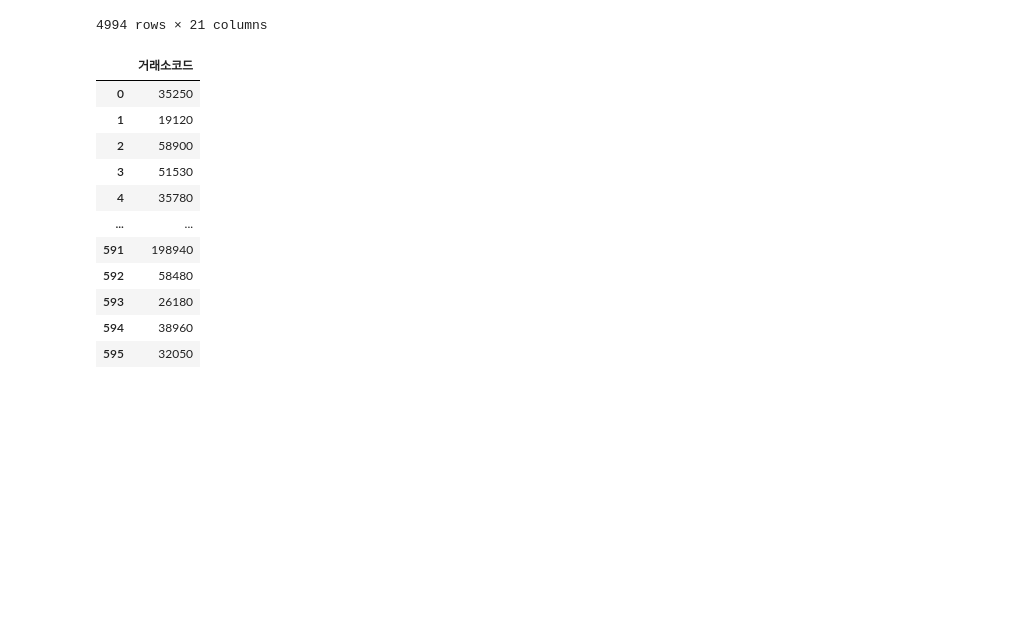
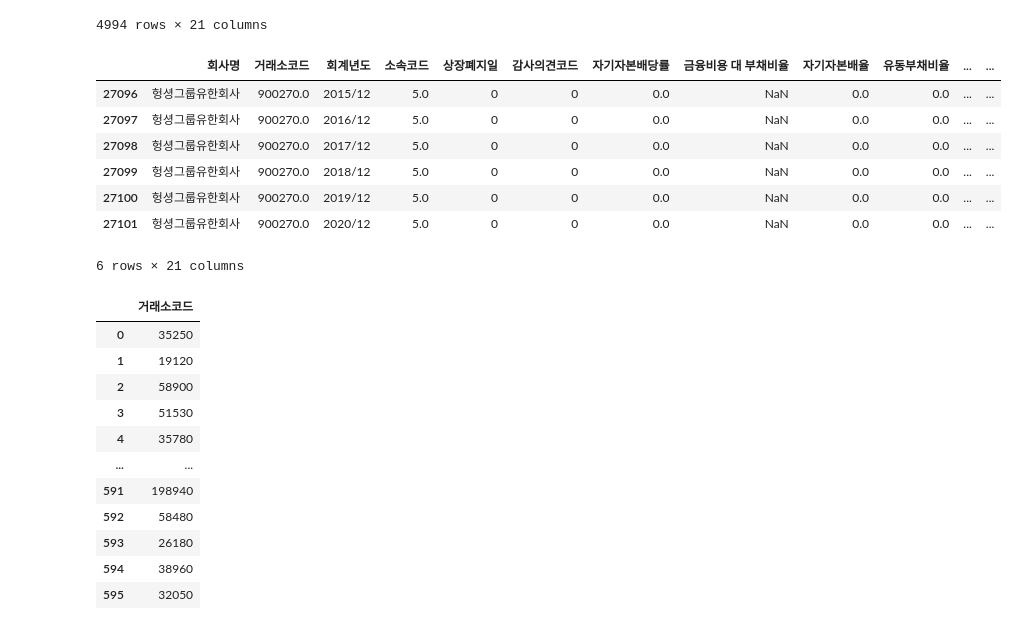
Before and after one commit to JxxHxxx/Ubion-CorporateBankruptcyAnalysis, a Jupyter notebook: Code/JH/code/preprocessing/prepro_bankruptcy_2.ipynb, the cells around one changed output. Drawn from its saved outputs; the diff is of its cells as text; code cells hidden in the pictures; blank space fills up the shorter version.

```diff
--- a/Code/JH/code/preprocessing/prepro_bankruptcy_2.ipynb
+++ b/Code/JH/code/preprocessing/prepro_bankruptcy_2.ipynb
@@ -32,6 +32,17 @@ train.loc[(train['부도'] == 1) & (train['소속코드'] == 4)]  # 얘네들은
 | 27299 | 후야인포넷(주) | 32050.0 | 2003/12 | 4.0 | 2005/04/26 | UQ | 0.00 | 0.206503 | 10.75 | 190.14 | ... | ... |
 | 27300 | 후야인포넷(주) | 32050.0 | 2004/12 | 4.0 | 2005/04/26 | UQ | 0.00 | 0.102276 | 0.00 | 0.00 | ... | ... |
 4994 rows × 21 columns
+# %%
+train.loc[train['거래소코드'] == 900270]  # 헝셩 코드 900270
+# %% [output]
+|  | 회사명 | 거래소코드 | 회계년도 | 소속코드 | 상장폐지일 | 감사의견코드 | 자기자본배당률 | 금융비용 대 부채비율 | 자기자본배율 | 유동부채비율 | ... | ... |
+| 27096 | 헝셩그룹유한회사 | 900270.0 | 2015/12 | 5.0 | 0 | 0 | 0.0 | NaN | 0.0 | 0.0 | ... | ... |
+| 27097 | 헝셩그룹유한회사 | 900270.0 | 2016/12 | 5.0 | 0 | 0 | 0.0 | NaN | 0.0 | 0.0 | ... | ... |
+| 27098 | 헝셩그룹유한회사 | 900270.0 | 2017/12 | 5.0 | 0 | 0 | 0.0 | NaN | 0.0 | 0.0 | ... | ... |
+| 27099 | 헝셩그룹유한회사 | 900270.0 | 2018/12 | 5.0 | 0 | 0 | 0.0 | NaN | 0.0 | 0.0 | ... | ... |
+| 27100 | 헝셩그룹유한회사 | 900270.0 | 2019/12 | 5.0 | 0 | 0 | 0.0 | NaN | 0.0 | 0.0 | ... | ... |
+| 27101 | 헝셩그룹유한회사 | 900270.0 | 2020/12 | 5.0 | 0 | 0 | 0.0 | NaN | 0.0 | 0.0 | ... | ... |
+6 rows × 21 columns
 # %%
 droplist = ['5호','인프라','네트','C&C','솔믹스','E&M','Metal','필룩스']
 idxbox = []
```
Also changed, not shown: 2 other files.
